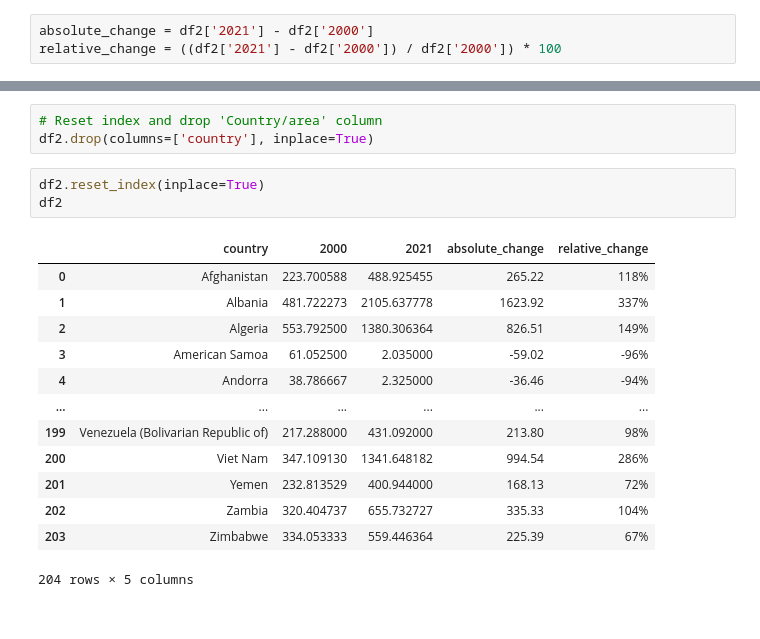
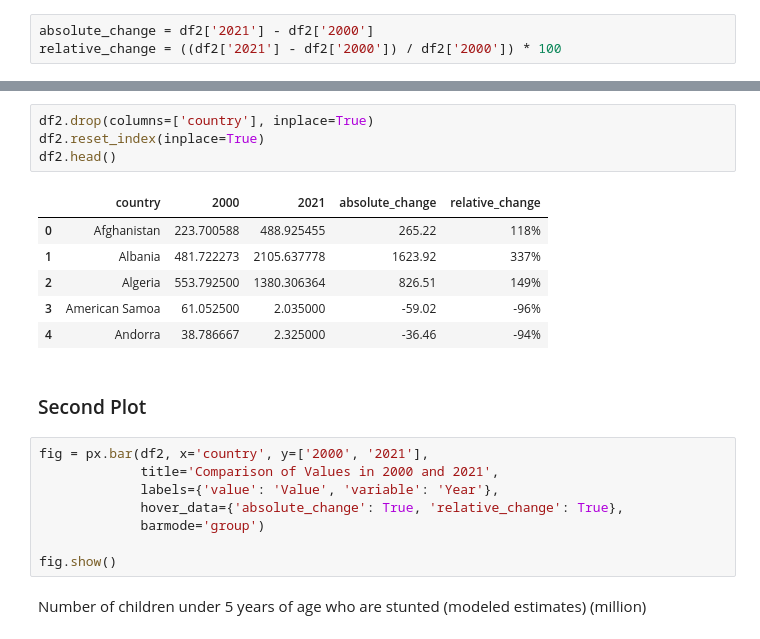
Before and after one commit to hannah-hana-kim/DSAN-5200-Project, a Jupyter notebook: main.ipynb, the cells around one changed output, grey strips where cells are left out. Drawn from its saved outputs; the diff is of its cells as text.

```diff
--- a/main.ipynb
+++ b/main.ipynb
@@ -197,20 +129,23 @@ df2
-# %%
-# Reset index and drop 'Country/area' column
-df2.drop(columns=['country'], inplace=True)
 # %%
+df2.drop(columns=['country'], inplace=True)
 df2.reset_index(inplace=True)
-df2
+df2.head()
 # %% [output]
 |  | country | 2000 | 2021 | absolute_change | relative_change |
 | 0 | Afghanistan | 223.700588 | 488.925455 | 265.22 | 118% |
 | 1 | Albania | 481.722273 | 2105.637778 | 1623.92 | 337% |
 | 2 | Algeria | 553.792500 | 1380.306364 | 826.51 | 149% |
 | 3 | American Samoa | 61.052500 | 2.035000 | -59.02 | -96% |
 | 4 | Andorra | 38.786667 | 2.325000 | -36.46 | -94% |
-| ... | ... | ... | ... | ... | ... |
-| 199 | Venezuela (Bolivarian Republic of) | 217.288000 | 431.092000 | 213.80 | 98% |
-| 200 | Viet Nam | 347.109130 | 1341.648182 | 994.54 | 286% |
-| 201 | Yemen | 232.813529 | 400.944000 | 168.13 | 72% |
-| 202 | Zambia | 320.404737 | 655.732727 | 335.33 | 104% |
-| 203 | Zimbabwe | 334.053333 | 559.446364 | 225.39 | 67% |
-204 rows × 5 columns
+# %% [markdown]
+### Second Plot
+# %%
+fig = px.bar(df2, x='country', y=['2000', '2021'],
+             title='Comparison of Values in 2000 and 2021',
+             labels={'value': 'Value', 'variable': 'Year'},
+             hover_data={'absolute_change': True, 'relative_change': True},
+             barmode='group')
+
+fig.show()
+# %% [markdown]
+Number of children under 5 years of age who are stunted (modeled estimates) (million)
```
Also changed, not shown: parts of 12 cells of this notebook.
